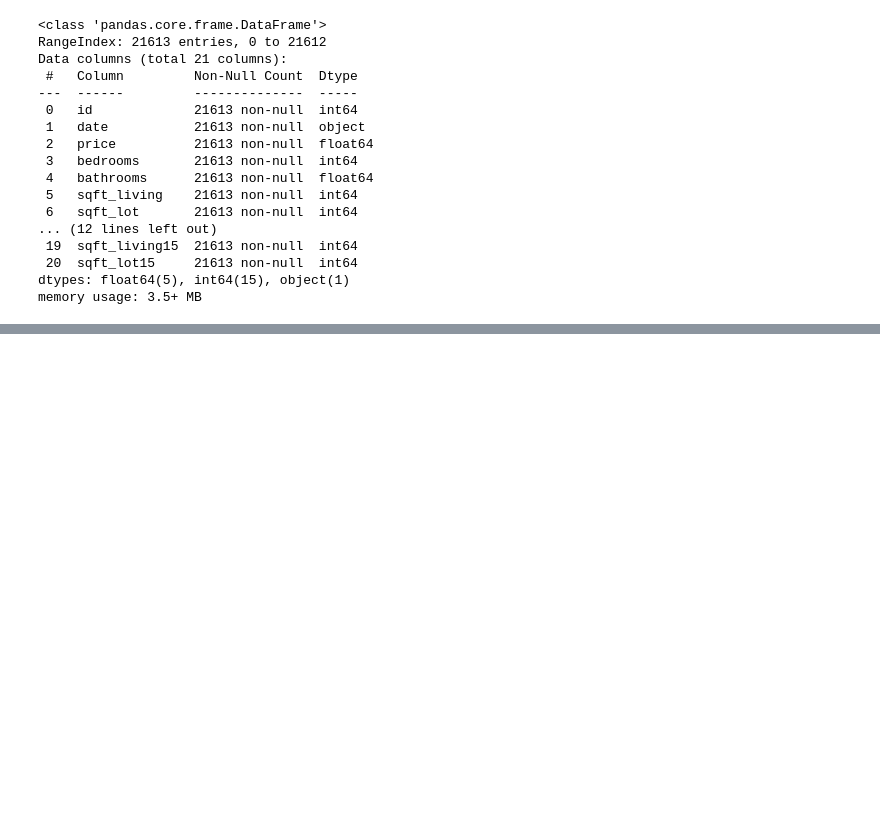
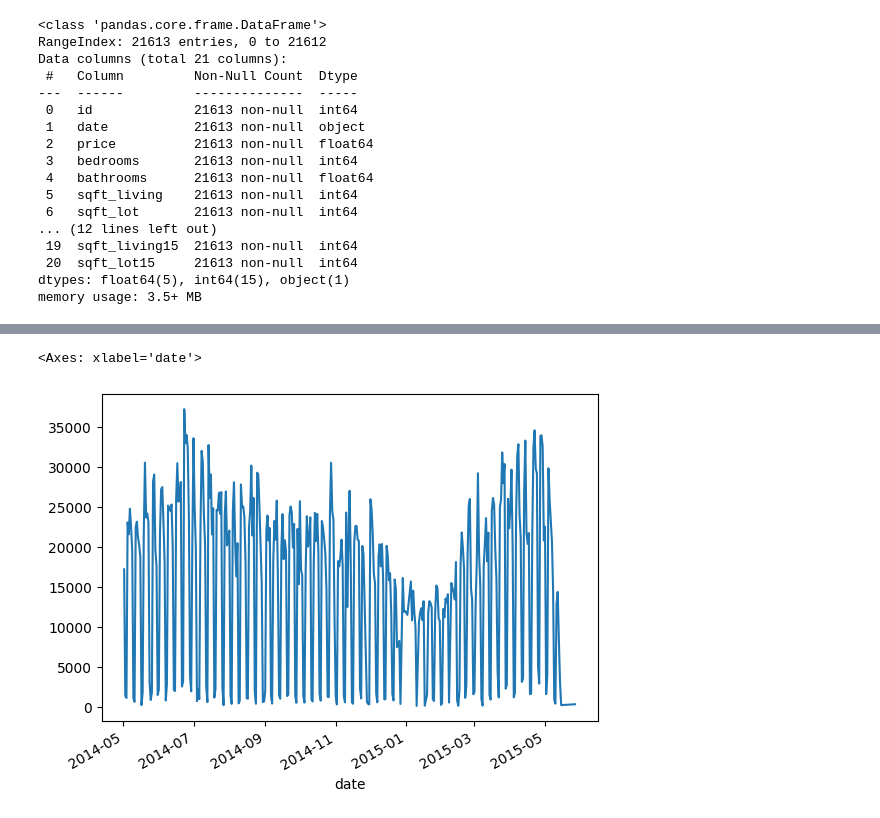
Before and after one commit to richard2323233/schulich_data_science, a Jupyter notebook: class 3.ipynb, the cells around one changed output, grey strips where cells are left out. Cells and saved outputs as stored; diff of their text form; code cells hidden in the pictures; blank space fills up the shorter version.

```diff
--- a/class 3.ipynb
+++ b/class 3.ipynb
@@ -51,0 +72,5 @@ df.describe()
+# %%
+df.groupby('date')['price_per_sqft'].sum().sort_index().plot()
+# %% [output]
+<Axes: xlabel='date'>
+[figure, added]
```
Also changed, not shown: parts of 16 cells of this notebook.
